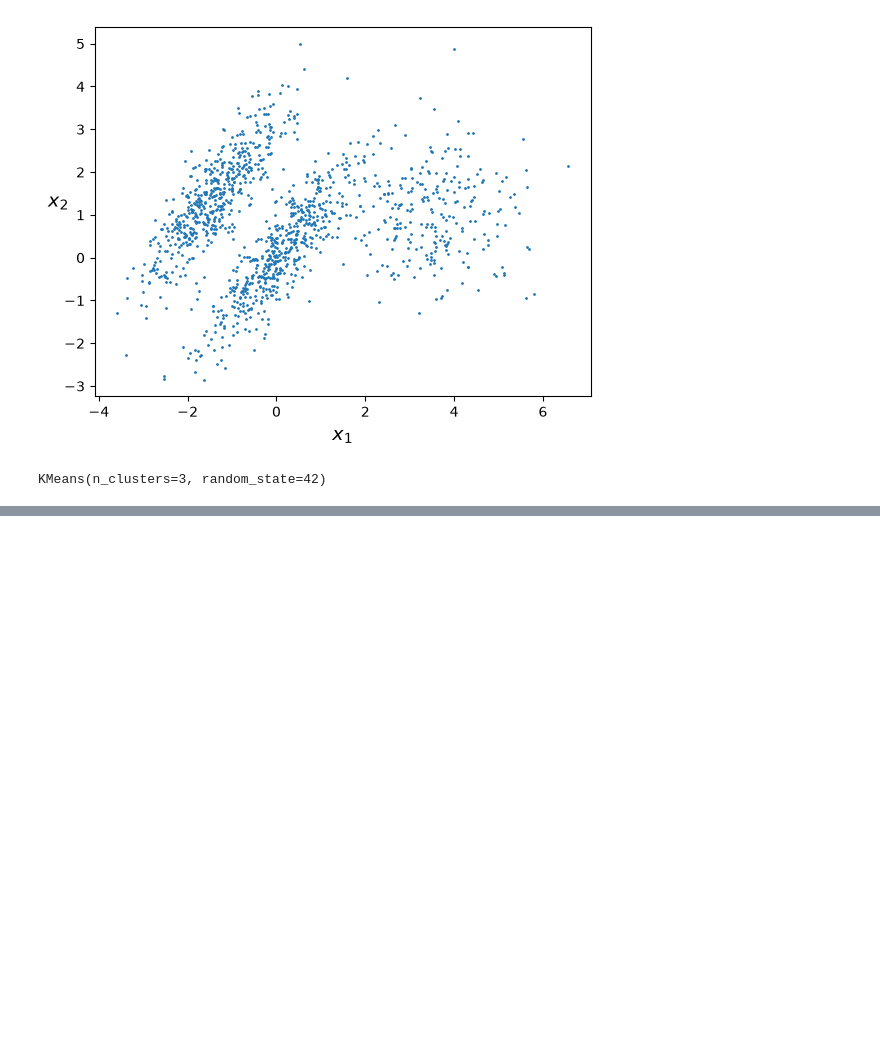
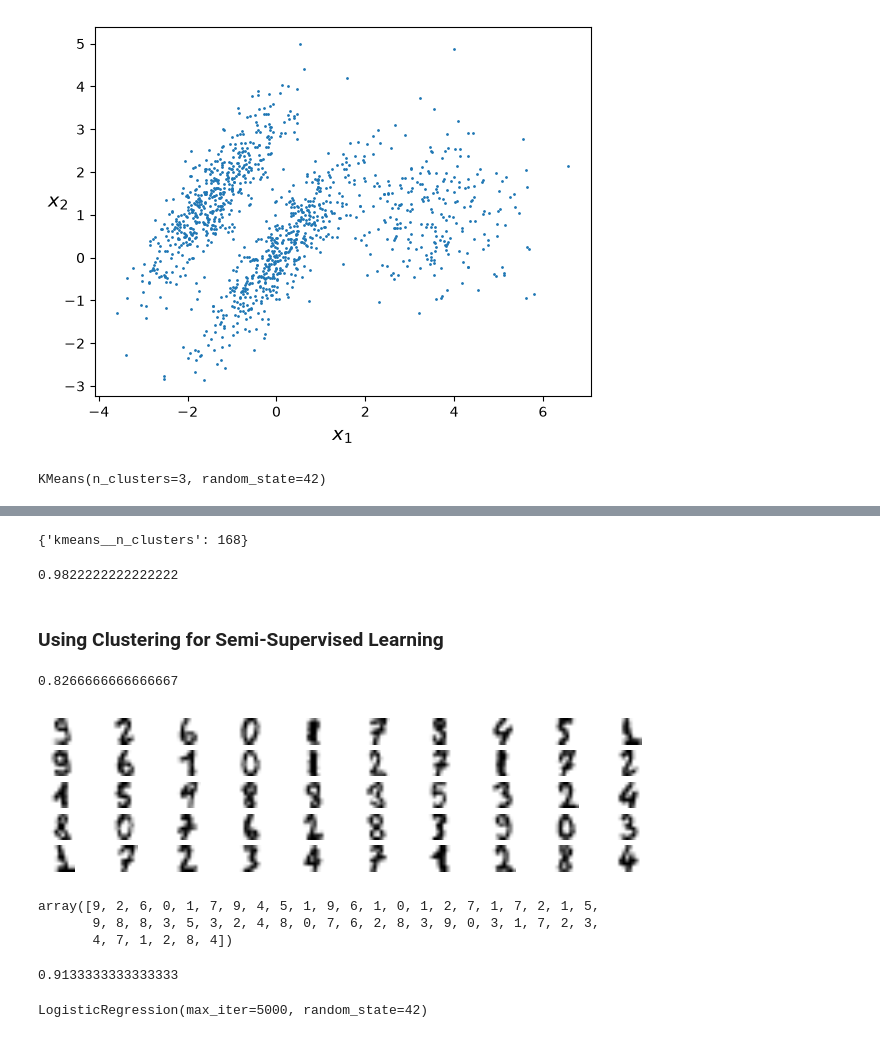
Before and after one commit to vladmurnik/dimensionality_reduction, a Jupyter notebook: UL.ipynb, the cells around one changed output, grey strips where cells are left out. Saved outputs shown, nothing was run; the diff lists cells and outputs as text; code cells hidden in the pictures; blank space fills up the shorter version.

```diff
--- a/UL.ipynb
+++ b/UL.ipynb
@@ -414,0 +510,6 @@ plt.show()
+# %%
+from sklearn.model_selection import GridSearchCV
+
+param_grid = dict(kmeans__n_clusters=range(50, 200))
+grid_clf = GridSearchCV(pipeline, param_grid, cv=3, verbose=2)
+grid_clf.fit(X_train, y_train)
@@ -414,0 +541,42 @@ plt.show()
+# %%
+grid_clf.best_params_
+# %% [output]
+{'kmeans__n_clusters': 168}
+# %%
+grid_clf.score(X_test, y_test)
+# %% [output]
+0.9822222222222222
+# %% [markdown]
+### Using Clustering for Semi-Supervised Learning
+# %%
+n_labeled = 50
+
+log_reg = LogisticRegression(solver="lbfgs", random_state=42)
+log_reg.fit(X_train[:n_labeled], y_train[:n_labeled])
+log_reg.score(X_test, y_test)
+# %% [output]
+0.8266666666666667
+# %%
+k = 50
+
+kmeans = KMeans(n_clusters=k, random_state=42)
+X_digits_dist = kmeans.fit_transform(X_train)
+representative_digit_idx = np.argmin(X_digits_dist, axis=0)
+X_representative_digits = X_train[representative_digit_idx]
+# %%
+plt.figure(figsize=(8, 2))
+for index, X_representative_digit in enumerate(X_representative_digits):
+    plt.subplot(k // 10, 10, index + 1)
+    plt.imshow(X_representative_digit.reshape(8, 8), cmap="binary", interpolation="bilinear")
+    plt.axis('off')
+
+plt.savefig("img/representative_images_diagram")
+plt.show()
+# %% [output]
+[figure, added]
+# %%
+y_train[representative_digit_idx]
+# %% [output]
+array([9, 2, 6, 0, 1, 7, 9, 4, 5, 1, 9, 6, 1, 0, 1, 2, 7, 1, 7, 2, 1, 5,
+       9, 8, 8, 3, 5, 3, 2, 4, 8, 0, 7, 6, 2, 8, 3, 9, 0, 3, 1, 7, 2, 3,
+       4, 7, 1, 2, 8, 4])
@@ -414,0 +589,6 @@ plt.show()
+# %%
+log_reg = LogisticRegression(solver="lbfgs", max_iter=5000, random_state=42)
+log_reg.fit(X_representative_digits, y_representative_digits)
+log_reg.score(X_test, y_test)
+# %% [output]
+0.9133333333333333
@@ -414,0 +599,5 @@ plt.show()
+# %%
+log_reg = LogisticRegression(solver="lbfgs", max_iter=5000, random_state=42)
+log_reg.fit(X_train, y_train_propagated)
+# %% [output]
+LogisticRegression(max_iter=5000, random_state=42)
```
Also changed, not shown: parts of 30 cells of this notebook, 4 other files.
